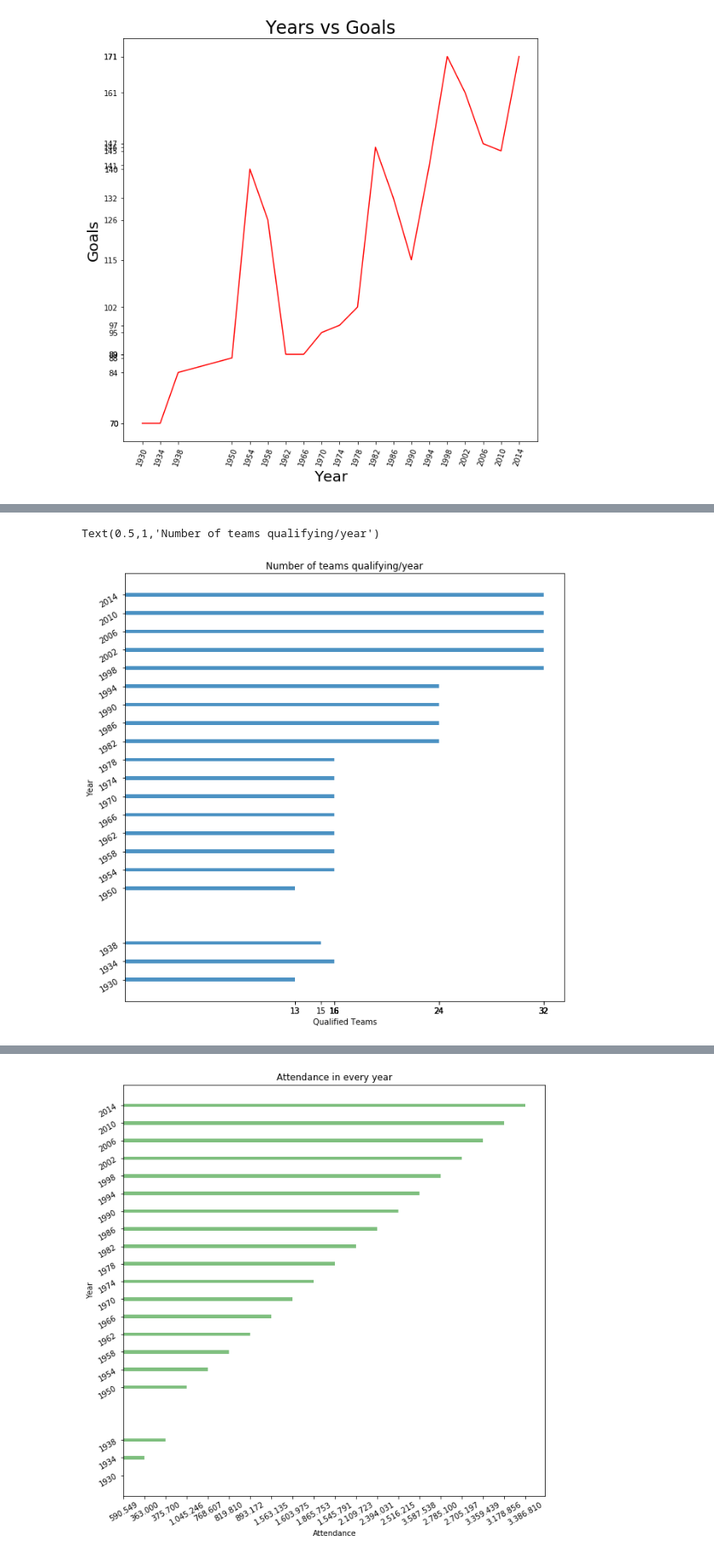
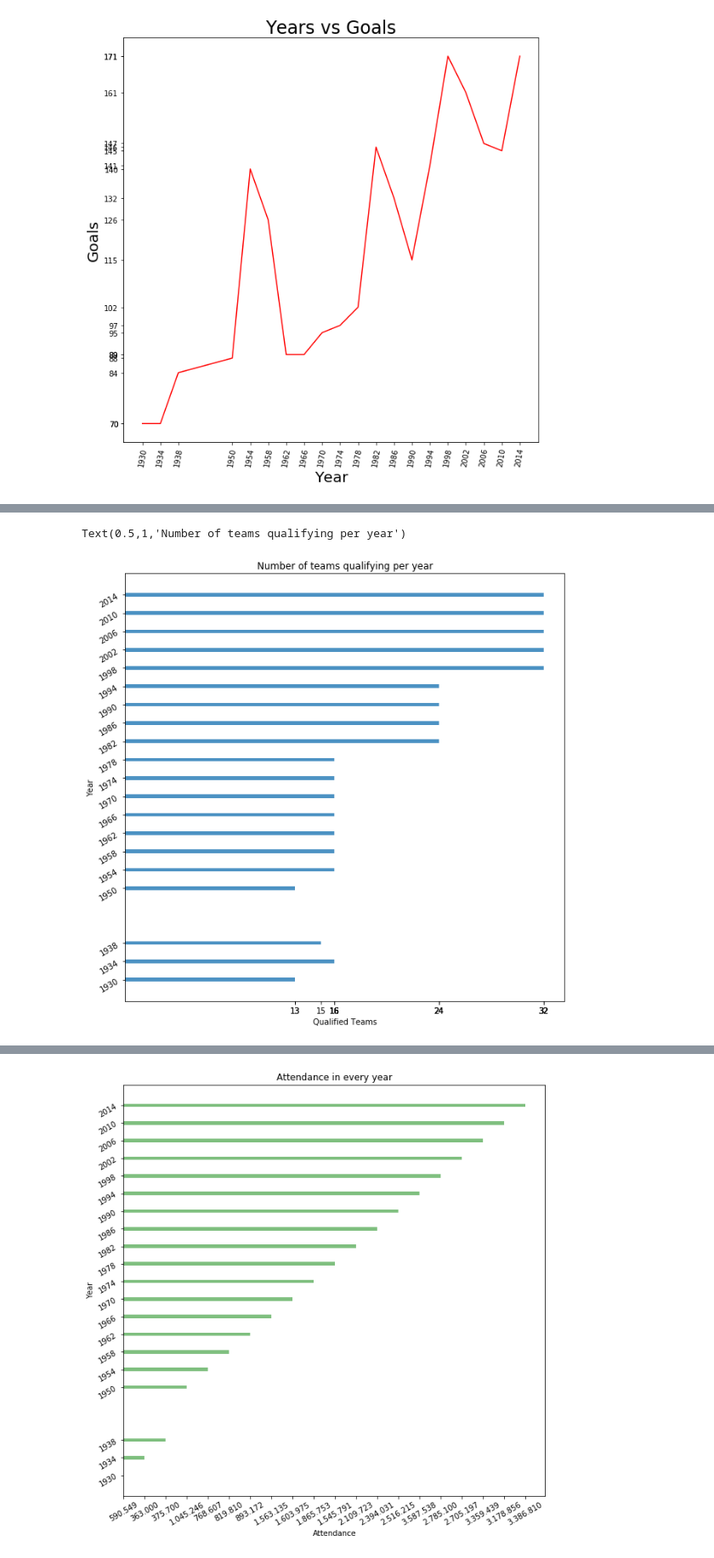
Before and after one commit to bjboubion/data-science-projects, a Jupyter notebook: FIFA/World cup exploration.ipynb, the cells around one changed output, grey strips where cells are left out. Shown at 85% size. Saved outputs shown, nothing was run; the diff lists cells and outputs as text; code cells hidden in the pictures.

Commit message:
world cup progress

```diff
--- a/FIFA/World cup exploration.ipynb
+++ b/FIFA/World cup exploration.ipynb
@@ -71,12 +89,11 @@ plt.plot(worldCup.Year, worldCup.GoalsScored, color="red")
 # %%
-# participation of teams
 plt.figure(figsize=(10,10))
 plt.barh(worldCup.Year, worldCup.QualifiedTeams, alpha=0.8)
 plt.ylabel('Year')
 plt.xlabel('Qualified Teams')
-plt.yticks(worldCup.Year, rotation=30)
-plt.xticks(worldCup.QualifiedTeams)
-plt.title('Number of teams qualifying/year')
+plt.yticks(worldCup["Year"], rotation=30)
+plt.xticks(worldCup['QualifiedTeams'])
+plt.title('Number of teams qualifying per year')
 # %% [output]
-Text(0.5,1,'Number of teams qualifying/year')
+Text(0.5,1,'Number of teams qualifying per year')
-[figure, old version]
+[figure, new version]
```
Also changed, not shown: parts of 17 cells of this notebook.
